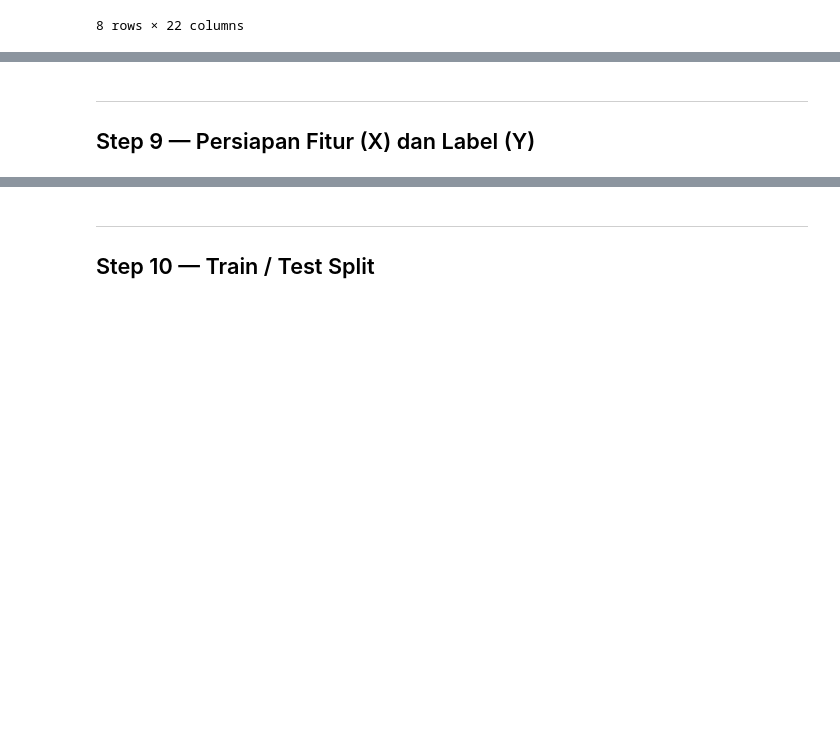
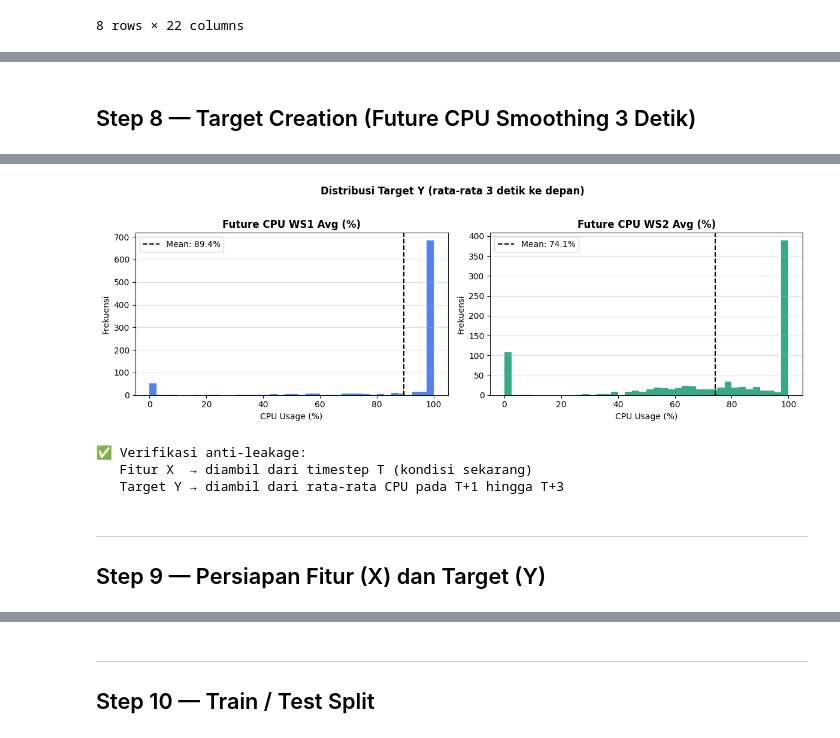
Before and after one commit to Dcrezztopia/Load-Balancing-Berbasis-AI, a Jupyter notebook: xgboost_load_balancer.ipynb, the cells around one changed output, grey strips where cells are left out. Cells and saved outputs as stored; diff of their text form; code cells hidden in the pictures; blank space fills up the shorter version.

```diff
--- a/xgboost_load_balancer.ipynb
+++ b/xgboost_load_balancer.ipynb
@@ -468,0 +397,69 @@ plt.show()
+# %% [markdown]
+## Step 8 — Target Creation (Future CPU Smoothing 3 Detik)
+# %%
+import numpy as np
+import pandas as pd
+import matplotlib.pyplot as plt
+import matplotlib.gridspec as gridspec
+
+SMOOTHING_WINDOW = 3  # rata-rata N detik ke depan
+
+# ── Target Y: rata-rata CPU WS1 dan WS2 pada T+1, T+2, T+3
+#    Ini adalah NILAI NUMERIK yang ingin diprediksi model,
+#    bukan label 0/1. HAProxy LUA akan membandingkan kedua
+#    nilai ini dengan threshold 5% untuk membuat keputusan routing.
+df['future_cpu_ws1_avg'] = (
+    df['cpu_ws1'].shift(-1) +
+    df['cpu_ws1'].shift(-2) +
+    df['cpu_ws1'].shift(-3)
+) / SMOOTHING_WINDOW
+
+df['future_cpu_ws2_avg'] = (
+    df['cpu_ws2'].shift(-1) +
+    df['cpu_ws2'].shift(-2) +
+    df['cpu_ws2'].shift(-3)
+) / SMOOTHING_WINDOW
+
+# Hapus baris ujung yang tidak punya data masa depan (NaN akibat shift)
+df.dropna(subset=['future_cpu_ws1_avg', 'future_cpu_ws2_avg'], inplace=True)
+df.reset_index(drop=True, inplace=True)
+
+print(f'=== Target Y — Future CPU Average ({SMOOTHING_WINDOW} detik ke depan) ===')
+print(f'  Total sampel : {len(df)}')
+print(f'\n  future_cpu_ws1_avg:')
+print(f'    Min   : {df["future_cpu_ws1_avg"].min():.2f}%')
+print(f'    Max   : {df["future_cpu_ws1_avg"].max():.2f}%')
+print(f'    Mean  : {df["future_cpu_ws1_avg"].mean():.2f}%')
+print(f'    Std   : {df["future_cpu_ws1_avg"].std():.2f}%')
+print(f'\n  future_cpu_ws2_avg:')
+print(f'    Min   : {df["future_cpu_ws2_avg"].min():.2f}%')
+print(f'    Max   : {df["future_cpu_ws2_avg"].max():.2f}%')
+print(f'    Mean  : {df["future_cpu_ws2_avg"].mean():.2f}%')
+print(f'    Std   : {df["future_cpu_ws2_avg"].std():.2f}%')
+
+# Visualisasi distribusi target
+fig, axes = plt.subplots(1, 2, figsize=(12, 4))
+for ax, col, color, title in zip(
+    axes,
+    ['future_cpu_ws1_avg', 'future_cpu_ws2_avg'],
+    ['#2563EB', '#059669'],
+    ['Future CPU WS1 Avg (%)', 'Future CPU WS2 Avg (%)']
+):
+    ax.hist(df[col], bins=40, color=color, alpha=0.8, edgecolor='none')
+    ax.axvline(df[col].mean(), color='black', lw=1.5, linestyle='--',
+               label=f'Mean: {df[col].mean():.1f}%')
+    ax.set_title(title, fontweight='bold')
+    ax.set_xlabel('CPU Usage (%)')
+    ax.set_ylabel('Frekuensi')
+    ax.legend()
+    ax.grid(axis='y', alpha=0.4)
+
+plt.suptitle(f'Distribusi Target Y (rata-rata {SMOOTHING_WINDOW} detik ke depan)',
+             fontweight='bold', y=1.02)
+plt.tight_layout()
+plt.savefig('model/target_distribution.png', dpi=150, bbox_inches='tight')
+plt.show()
+print('\n✅ Verifikasi anti-leakage:')
+print(f'   Fitur X  → diambil dari timestep T (kondisi sekarang)')
+print(f'   Target Y → diambil dari rata-rata CPU pada T+1 hingga T+{SMOOTHING_WINDOW}')
+# %% [output]
@@ -469,4 +480,8 @@ plt.show()
+[figure, added]
+✅ Verifikasi anti-leakage:
+   Fitur X  → diambil dari timestep T (kondisi sekarang)
+   Target Y → diambil dari rata-rata CPU pada T+1 hingga T+3
 # %% [markdown]
 ---
-## Step 9 — Persiapan Fitur (X) dan Label (Y)
+## Step 9 — Persiapan Fitur (X) dan Target (Y)
 # %%
```
Also changed, not shown: parts of 28 cells of this notebook, 7 other files.
